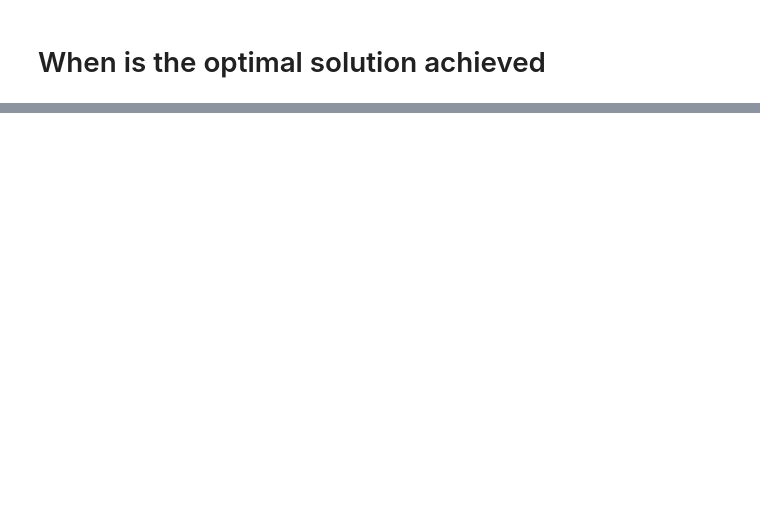
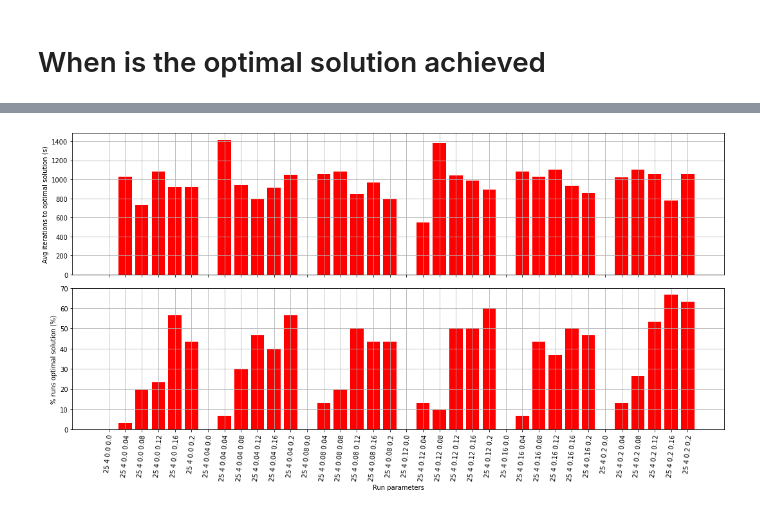
Before and after one commit to sorny92/genetic_algorithm, a Jupyter notebook: data_analysis.ipynb, the cells around one changed output, grey strips where cells are left out. Cells and saved outputs as stored; diff of their text form; code cells hidden in the pictures; blank space fills up the shorter version.

```diff
--- a/data_analysis.ipynb
+++ b/data_analysis.ipynb
@@ -125,0 +134,2 @@ plt.savefig("docs/assets/sweep_values_get_avg_fitness.pdf", format="pdf")
+# %%
+optimal_known_solutions = [[3, 19], [7, 19, 20], [3, 6, 7, 19]]
@@ -125,0 +174,46 @@ plt.savefig("docs/assets/sweep_values_get_avg_fitness.pdf", format="pdf")
+# %%
+convert_dict = {'Best_idx':int,'Best_fitness':float,'Worst_idx':int,'Worst_fitness':float,'Avg_fitness':float,'Best_genome':str}
+with open("results_25_0_to_02_individuals.pickle", 'rb') as handle:
+    data = pickle.load(handle)
+    for run in data:
+        for idx, trial in enumerate(run[1]):
+            run[1][idx] = trial.astype(convert_dict)
+            run[1][idx]["Best_genome"] = run[1][idx]["Best_genome"].apply(convert_to_list_int)
+# %%
+def is_optimal_solution(trial):
+    genomes_trial = np.array(trial["Best_genome"].to_list())
+    for know_solution in optimal_known_solutions:
+        if genomes_trial.shape[1] != np.array(know_solution).shape[0]:
+            continue
+        iteration_solution = np.where(np.all(genomes_trial == np.array(know_solution), axis=1))[0]
+        if len(iteration_solution):
+            return iteration_solution[0]
+    return None
+
+fig, ax = plt.subplots(2, 1, figsize=[15, 8], sharex=True)
+results = []
+for run in data:
+    for trial in run[1]:
+        idx = is_optimal_solution(trial)
+        if idx is not None:
+            results.append([run[0], idx])
+        else:
+            results.append([run[0], None])
+results = pd.DataFrame(results, columns=["run", "n_iter"])
+mean_run = results.groupby("run").mean()
+count_run = results.groupby("run").count()
+
+ax[0].bar(list(range(len(mean_run.index))), mean_run["n_iter"].to_numpy(),tick_label=mean_run.index, color="red")
+ax[0].set_xticklabels(mean_run.index, rotation=85)
+ax[0].set_ylabel("Avg iterations to optimal solution (s)")
+ax[0].grid()
+
+ax[1].bar(list(range(len(count_run.index))), count_run["n_iter"].to_numpy()*100/30,tick_label=count_run.index, color="red")
+ax[1].set_xticklabels(count_run.index, rotation=85)
+ax[1].set_ylabel("% runs optimal solution (%)")
+ax[1].grid()
+plt.xlabel("Run parameters")
+plt.tight_layout()
+plt.savefig("docs/assets/iters_to_optimal_02.pdf", format="pdf")
+# %% [output]
+[figure, added]
```
Also changed, not shown: parts of 8 cells of this notebook, 8 other files.
